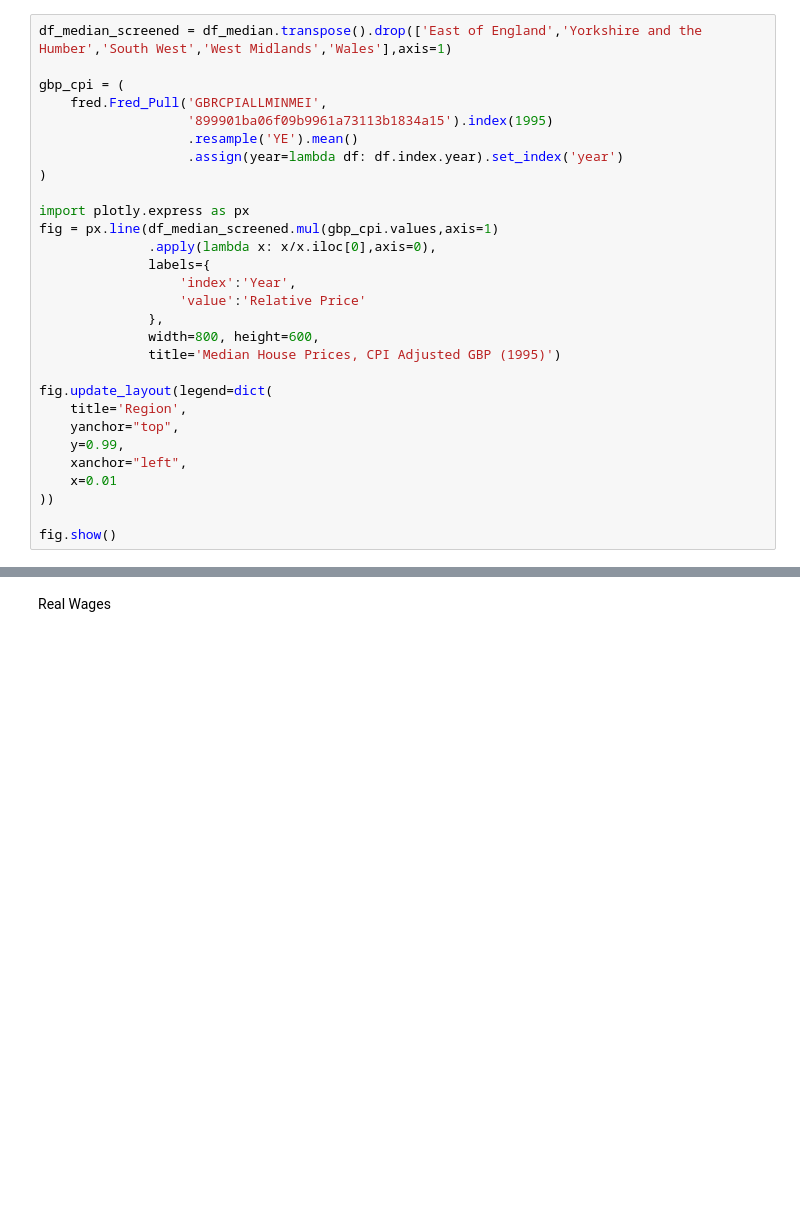
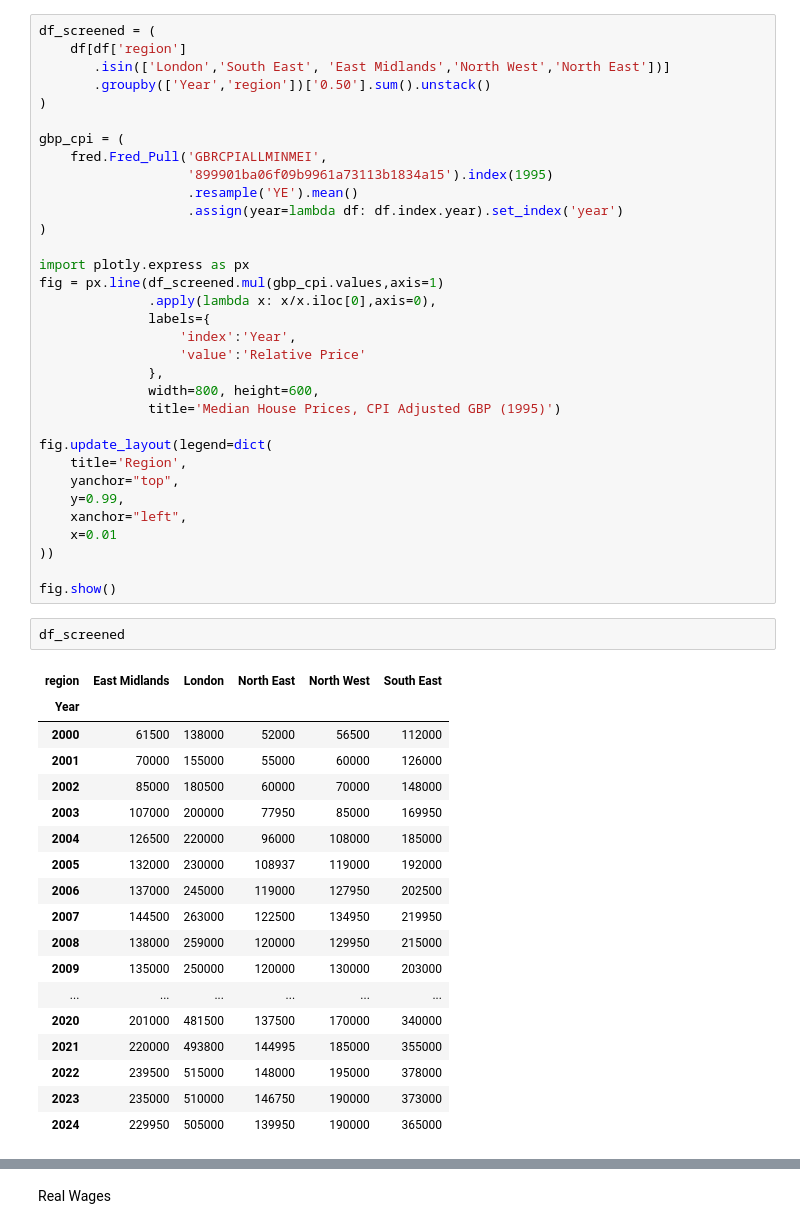
Before and after one commit to jamiegleave/UK_LandReg_PricePaid, a Jupyter notebook: tx_values.ipynb, the cells around one changed output, grey strips where cells are left out. Saved outputs shown, nothing was run; the diff lists cells and outputs as text; blank space fills up the shorter version.

```diff
--- a/tx_values.ipynb
+++ b/tx_values.ipynb
@@ -194,5 +152,9 @@ fig.show()
 # %%
-df_median_screened = df_median.transpose().drop(['East of England','Yorkshire and the Humber','South West','West Midlands','Wales'],axis=1)
+df_screened = (
+    df[df['region']
+       .isin(['London','South East', 'East Midlands','North West','North East'])]
+       .groupby(['Year','region'])['0.50'].sum().unstack()
+)
 
 gbp_cpi = (
     fred.Fred_Pull('GBRCPIALLMINMEI',
@@ -202,7 +164,7 @@ gbp_cpi = (
 )
 
 import plotly.express as px
-fig = px.line(df_median_screened.mul(gbp_cpi.values,axis=1)
+fig = px.line(df_screened.mul(gbp_cpi.values,axis=1)
               .apply(lambda x: x/x.iloc[0],axis=0),
               labels={
                   'index':'Year',
@@ -220,5 +182,26 @@ fig.update_layout(legend=dict(
 ))
 
 fig.show()
+# %%
+df_screened
+# %% [output]
+| region | East Midlands | London | North East | North West | South East |
+| Year |  |  |  |  |  |
+| 2000 | 61500 | 138000 | 52000 | 56500 | 112000 |
+| 2001 | 70000 | 155000 | 55000 | 60000 | 126000 |
+| 2002 | 85000 | 180500 | 60000 | 70000 | 148000 |
+| 2003 | 107000 | 200000 | 77950 | 85000 | 169950 |
+| 2004 | 126500 | 220000 | 96000 | 108000 | 185000 |
+| 2005 | 132000 | 230000 | 108937 | 119000 | 192000 |
+| 2006 | 137000 | 245000 | 119000 | 127950 | 202500 |
+| 2007 | 144500 | 263000 | 122500 | 134950 | 219950 |
+| 2008 | 138000 | 259000 | 120000 | 129950 | 215000 |
+| 2009 | 135000 | 250000 | 120000 | 130000 | 203000 |
+| ... | ... | ... | ... | ... | ... |
+| 2020 | 201000 | 481500 | 137500 | 170000 | 340000 |
+| 2021 | 220000 | 493800 | 144995 | 185000 | 355000 |
+| 2022 | 239500 | 515000 | 148000 | 195000 | 378000 |
+| 2023 | 235000 | 510000 | 146750 | 190000 | 373000 |
+| 2024 | 229950 | 505000 | 139950 | 190000 | 365000 |
 # %%
 # Post-GFC
```
Also changed, not shown: parts of 24 cells of this notebook, 1 other file.
